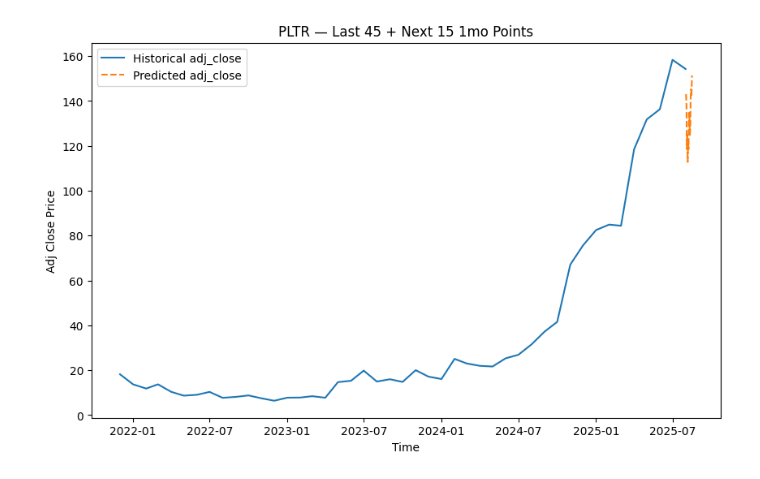
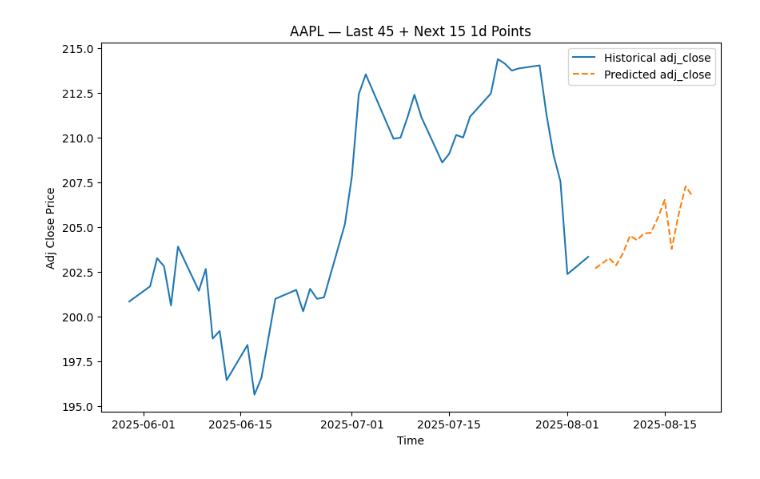
Before and after one commit to yuchild/stock_production_agg, a Jupyter notebook: validations.ipynb, the cells around one changed output. Cells and saved outputs as stored; diff of their text form; code cells hidden in the pictures.

```diff
--- a/validations.ipynb
+++ b/validations.ipynb
@@ -107,8 +70,8 @@ Regressor saved to ./models/xgboost_1mo_regressor.pkl
 # %%
 # Then for any symbol, plot the last 45 days plus the next 15-day forecast:
-f.plot_adj_close("pltr", interval="1mo")
+f.plot_adj_close("aapl", interval="1d")
 # %% [output]
-[figure, old version]
+[figure, new version]
 # %%
 import os
 import warnings
```
Also changed, not shown: parts of 6 cells of this notebook, 6 other files.
